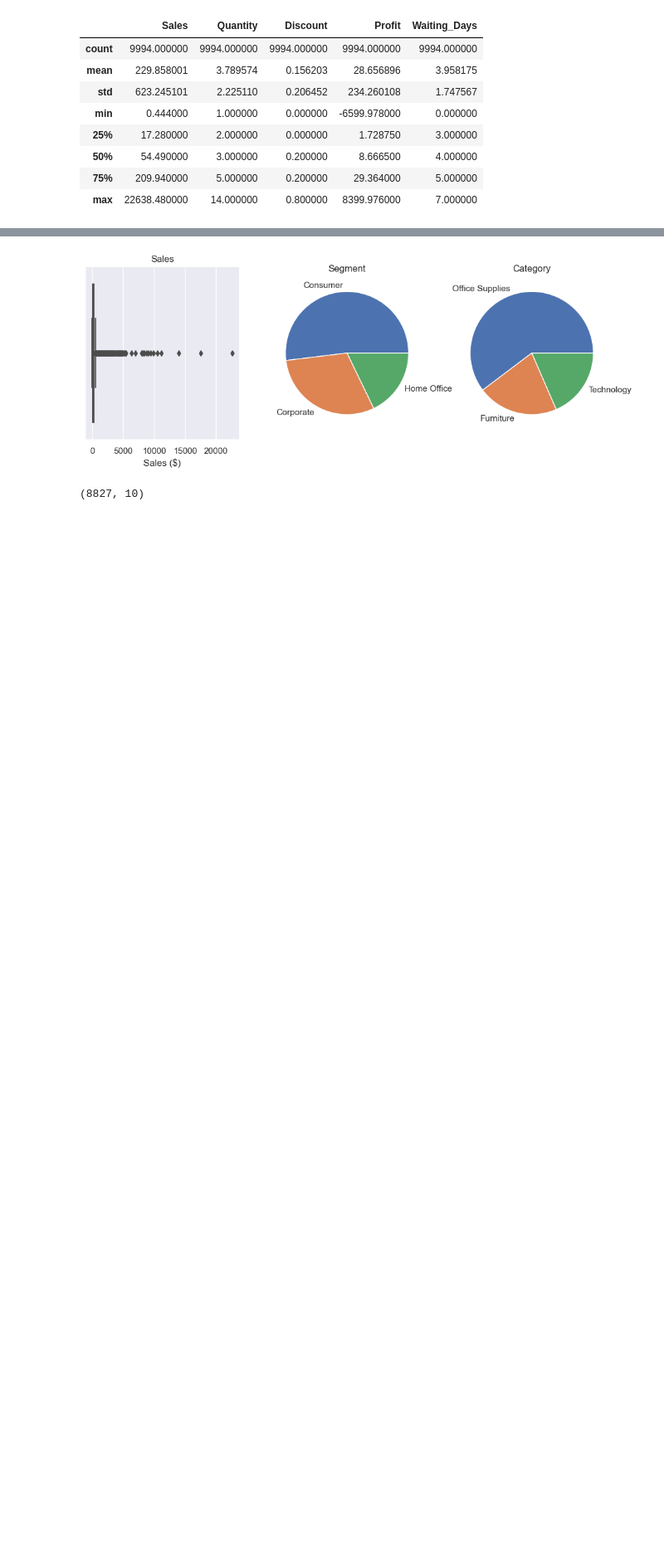
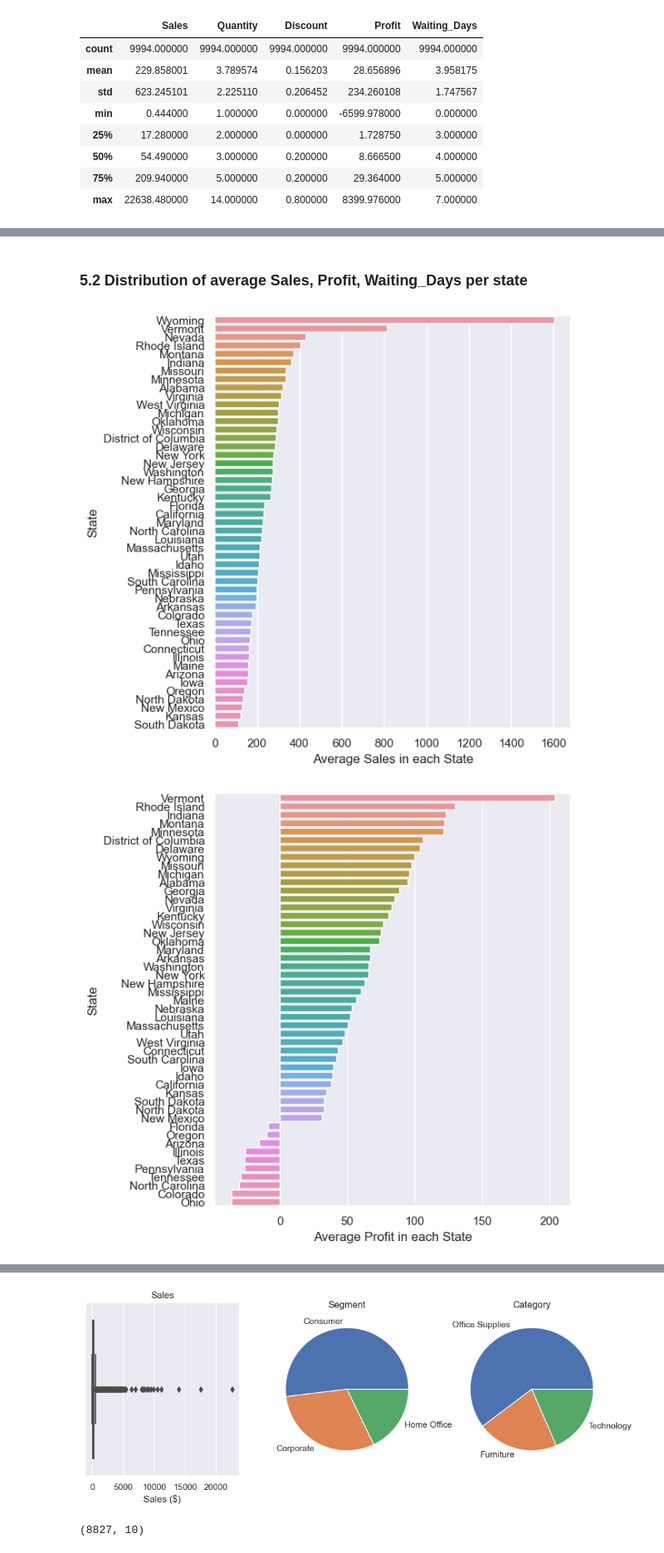
Before and after one commit to livia360/Captone_project2, a Jupyter notebook: 01_Data_Wrangling_and_EDA.ipynb, the cells around one changed output, grey strips where cells are left out. Shown at 83% size. Cells and saved outputs as stored; diff of their text form; code cells hidden in the pictures; blank space fills up the shorter version.

```diff
--- a/01_Data_Wrangling_and_EDA.ipynb
+++ b/01_Data_Wrangling_and_EDA.ipynb
@@ -292,0 +307,17 @@ df_clean.describe()
+# %% [markdown]
+### 5.2 Distribution of average Sales, Profit, Waiting_Days per state
+# %%
+# create a list of columns to be analyszed numerically for all cities
+numerical_cols = ['Sales','Profit','Waiting_Days']
+
+for col in numerical_cols:
+    fig, ax = plt.subplots(figsize=(6,7))
+    mean_df = df.groupby(by=['State'])[col].mean()
+    mean_df.sort_values(inplace=True,ascending=False)
+    sns.barplot(y=mean_df.index, x=mean_df, ax=ax)
+    ax.set_xlabel(f'Average {col} in each State')
+    ax.set_ylabel('State')
+    plt.show();
+# %% [output]
+[figure, added]
+[figure, added]
```
Also changed, not shown: parts of 34 cells of this notebook.
